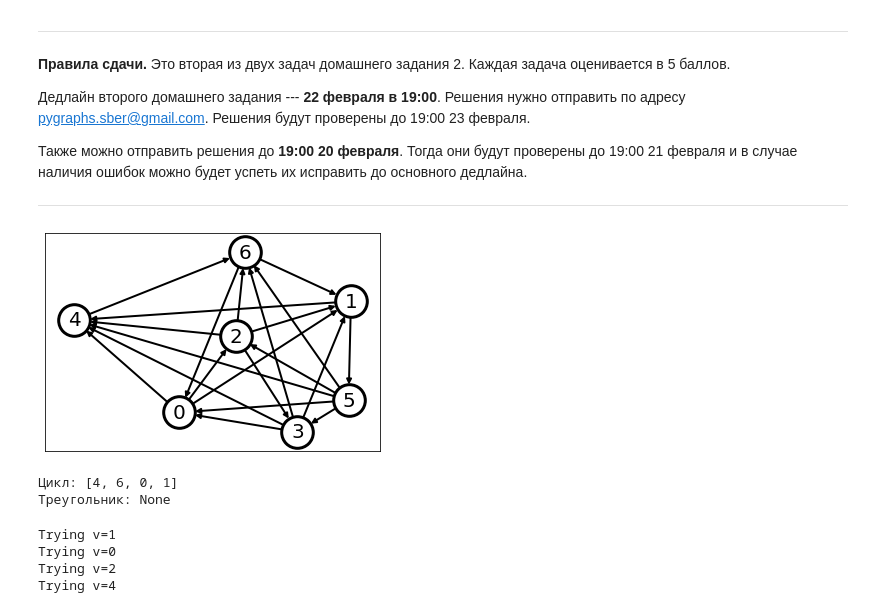
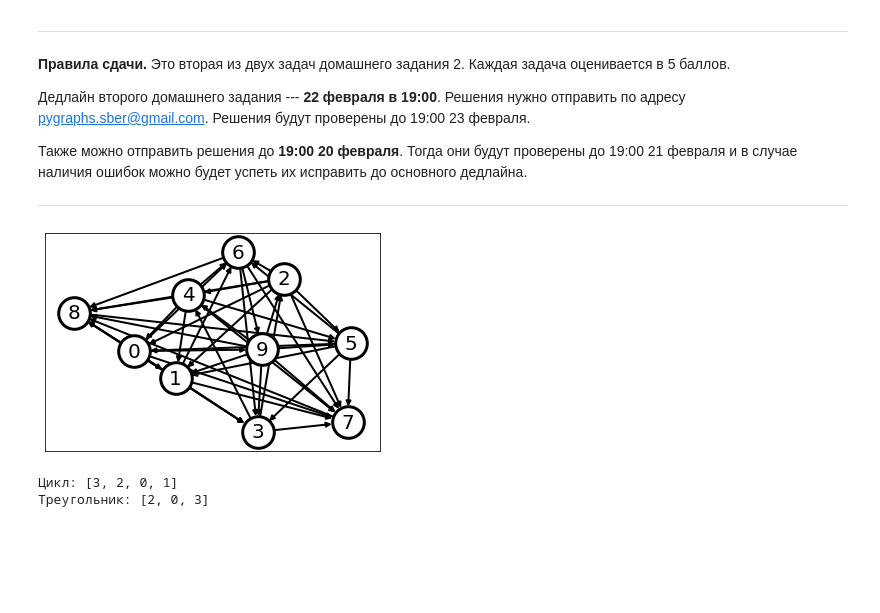
Before and after one commit to root-epifit/Graphs, a Jupyter notebook: Week_2/HW2/hw2-2.ipynb, the cells around one changed output. Saved outputs shown, nothing was run; the diff lists cells and outputs as text; code cells hidden in the pictures; blank space fills up the shorter version.

```diff
--- a/Week_2/HW2/hw2-2.ipynb
+++ b/Week_2/HW2/hw2-2.ipynb
@@ -61,37 +61,83 @@ def build_cycle(G, v):
 # В этом блоке нужно реализовать поиск стока или треугольника
 
 # Здесь задается случайный турнир
-n = 7
+n = 10
 H = nx.algorithms.tournament.random_tournament(n)
 draw_G(H)
 
 # Здесь задается турнир, в котором почти является ациклическим, но ребро из стока в исток развернуто
 # Этот турнир может быть полезен для тестирования
 #H = nx.DiGraph()
 #H.add_nodes_from(range(10))
 #for j in H.nodes():
 #  for i in range(j):
 #    if (i, j) == (0, 9):
 #      H.add_edge(j,i)
 #    else:
 #      H.add_edge(i,j)
 
 
 # В этой функции требуется реализовать поиск треугольника по данному циклу
 def trim_cycle(G, cycle):
     # Добавьте здесь ваше решение
-    pass
+
+    def init(v):
+        global path, depth, visited, path_found
+        path = [v]                       # Стартовая вершина треугольника
+        depth = 0
+        visited = {i:False for i in cycle}
+        path_found = False
+
+    def get_next_nodes(G, v, cycle):
+        # список ближайших соседей по циклу
+        return [i for i in list(G[v]) if i in cycle]
+
+    def is_u_next(u, next_nodes):
+        # проверяем является ли u ближайшим соседом
+        return u in next_nodes
+
+    def get_triangle():
+        # возвращает массив вершин треугольника в направлении обхода
+        return path[::-1]
+
+    def is_triangle_found(G, u, v, cycle=cycle):
+        # стартует от вершины u и проверяет можно ли собрать
+        # треугольник из u и нисходящих вершин
+        # глубину поиска ограничиваем 3-мя вершинами
+        global depth, visited, path_found, path
+        depth = depth + 1
+        visited[v] = True
+        next_nodes = get_next_nodes(G,v,cycle)    # соседние вершины
+        path_found = is_u_next(u, next_nodes)     # проверяем, является ли u соседом
+        if not path_found:
+            # прямого пути к u нет, проверяем есть ли путь через через соседние вершины
+            for v in next_nodes:
+                if not visited[v] and depth <= 2:
+                    if is_triangle_found(G,u,v,cycle):
+                        # нашли треугольник
+                        path.append(v)
+                        break;                    # остальных соседей не смотрим
+        depth = depth -1
+        return path_found
+
+    for node in cycle:
+        init(node)
+        if is_triangle_found(G, node, node, cycle):
+            return get_triangle()
+        else:
+            return "ERROR: Треугольник не найден"
+    # end trim_cycle
 
 
 # В этой части тестируется решение
 v = find_cycle_or_sink(H, n - 1)
 if sink(H, v):
     print(f'Сток: {v}')
 else:
     cycle = build_cycle(H, v)
     print(f'Цикл: {cycle}')
     print(f'Треугольник: {trim_cycle(H, cycle)}')
 # %% [output]
-[figure, old version]
+[figure, new version]
-Цикл: [4, 6, 0, 1]
-Треугольник: None
+Цикл: [3, 2, 0, 1]
+Треугольник: [2, 0, 3]
@@ -101,17 +143,0 @@ G=H
-# %%
-for v in cycle:
-    print(f"Trying v={v}")
-    path=[]
-    path.append(v)
-    for _ in range(3):
-        next_nodes=[i for i in list(G[v]) if i in cycle]
-        #print(next_nodes)
-        for next_node in next_nodes:
-            v = next_node
-            path.append(v)
-            #print(v)
-# %% [output]
-Trying v=1
-Trying v=0
-Trying v=2
-Trying v=4
```
Also changed, not shown: parts of 10 cells of this notebook.
